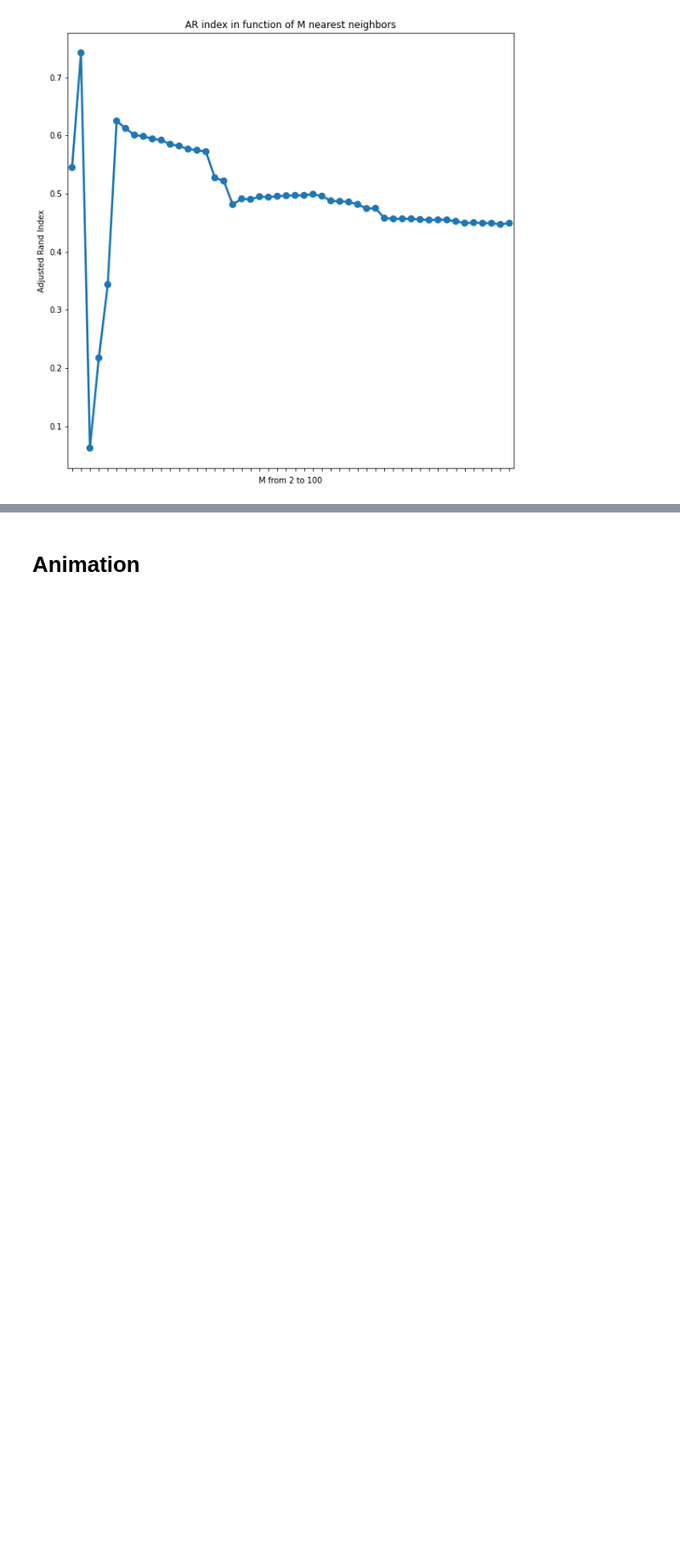
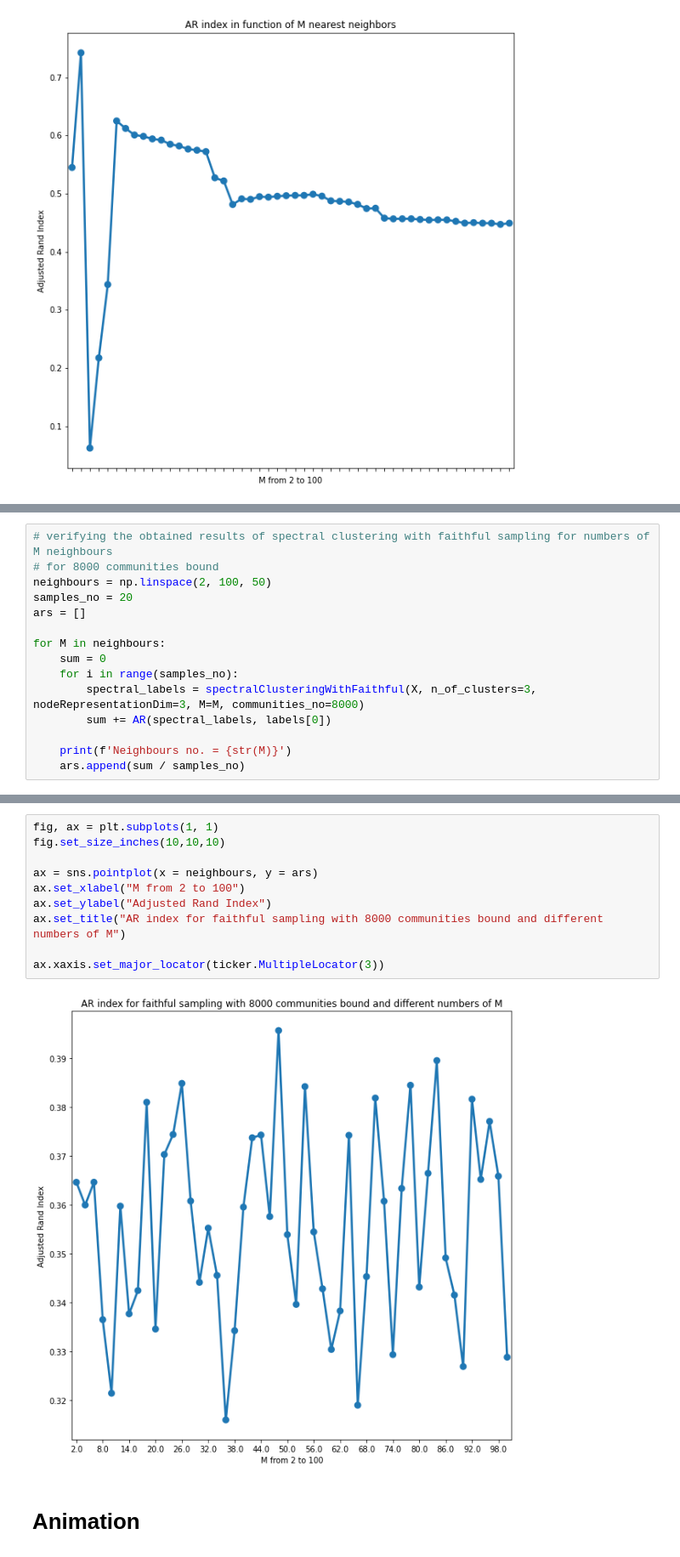
Before and after one commit to WronaPatryk/MLonGraphs, a Jupyter notebook: Project1/spectral_clustering_basic.ipynb, the cells around one changed output, grey strips where cells are left out. Shown at 85% size. Cells and saved outputs as stored; diff of their text form; blank space fills up the shorter version.

```diff
--- a/Project1/spectral_clustering_basic.ipynb
+++ b/Project1/spectral_clustering_basic.ipynb
@@ -289,0 +531,15 @@ ax.set_xticklabels("")
+# %%
+# verifying the obtained results of spectral clustering with faithful sampling for numbers of M neighbours
+# for 8000 communities bound
+neighbours = np.linspace(2, 100, 50)
+samples_no = 20
+ars = []
+
+for M in neighbours:
+    sum = 0
+    for i in range(samples_no):
+        spectral_labels = spectralClusteringWithFaithful(X, n_of_clusters=3, nodeRepresentationDim=3, M=M, communities_no=8000)
+        sum += AR(spectral_labels, labels[0])
+
+    print(f'Neighbours no. = {str(M)}')
+    ars.append(sum / samples_no)
@@ -290,3 +564,15 @@ ax.set_xticklabels("")
+# %%
+fig, ax = plt.subplots(1, 1)
+fig.set_size_inches(10,10,10)
+
+ax = sns.pointplot(x = neighbours, y = ars)
+ax.set_xlabel("M from 2 to 100")
+ax.set_ylabel("Adjusted Rand Index")
+ax.set_title("AR index for faithful sampling with 8000 communities bound and different numbers of M")
+
+ax.xaxis.set_major_locator(ticker.MultipleLocator(3))
+# %% [output]
+[figure, added]
 # %% [markdown]
 # Animation
 # %%
```
Also changed, not shown: parts of 33 cells of this notebook.
